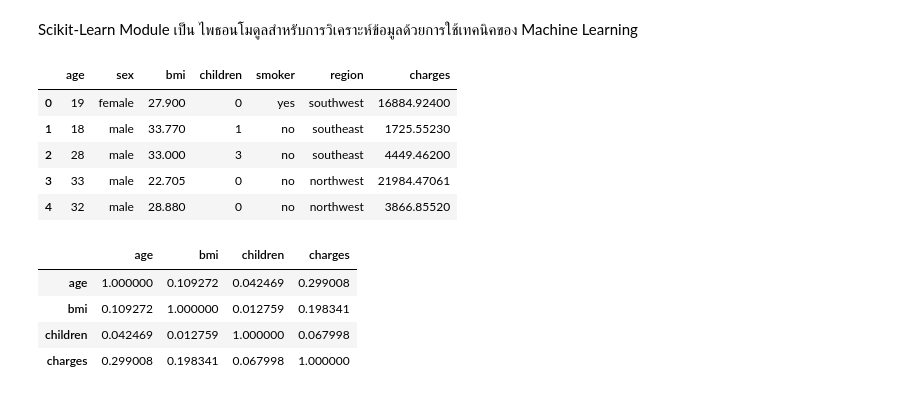
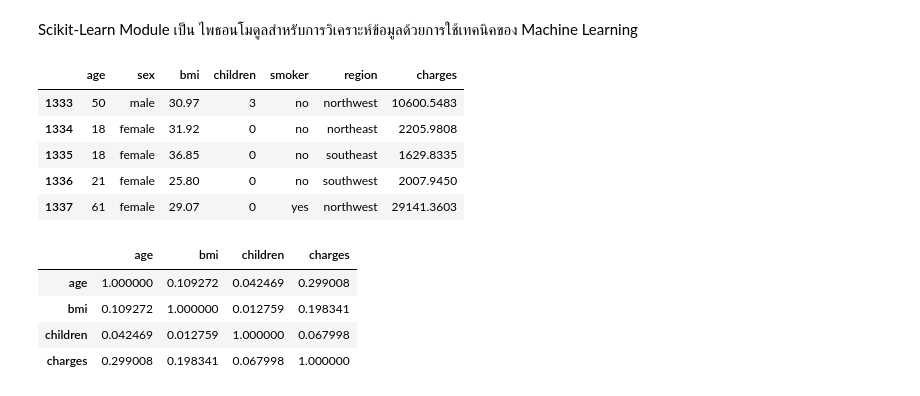
Before and after one commit to thanachart/ai-builders-tabular-data, a Jupyter notebook: Notebooks/04t_02_correlation_regression.ipynb, the cells around one changed output. Saved outputs shown, nothing was run; the diff lists cells and outputs as text; code cells hidden in the pictures.

```diff
--- a/Notebooks/04t_02_correlation_regression.ipynb
+++ b/Notebooks/04t_02_correlation_regression.ipynb
@@ -90,14 +104,14 @@ df = pd.read_csv(url)
 # %%
 # แสดงผลตัวอย่างข้อมูล
 
-df.head(5)
+df.tail(5)
 # %% [output]
 |  | age | sex | bmi | children | smoker | region | charges |
-| 0 | 19 | female | 27.900 | 0 | yes | southwest | 16884.92400 |
-| 1 | 18 | male | 33.770 | 1 | no | southeast | 1725.55230 |
-| 2 | 28 | male | 33.000 | 3 | no | southeast | 4449.46200 |
-| 3 | 33 | male | 22.705 | 0 | no | northwest | 21984.47061 |
-| 4 | 32 | male | 28.880 | 0 | no | northwest | 3866.85520 |
+| 1333 | 50 | male | 30.97 | 3 | no | northwest | 10600.5483 |
+| 1334 | 18 | female | 31.92 | 0 | no | northeast | 2205.9808 |
+| 1335 | 18 | female | 36.85 | 0 | no | southeast | 1629.8335 |
+| 1336 | 21 | female | 25.80 | 0 | no | southwest | 2007.9450 |
+| 1337 | 61 | female | 29.07 | 0 | yes | northwest | 29141.3603 |
 # %%
 # คำนวณหา Pearson's Correlation
 
```
Also changed, not shown: parts of 11 cells of this notebook, 2 other files.
